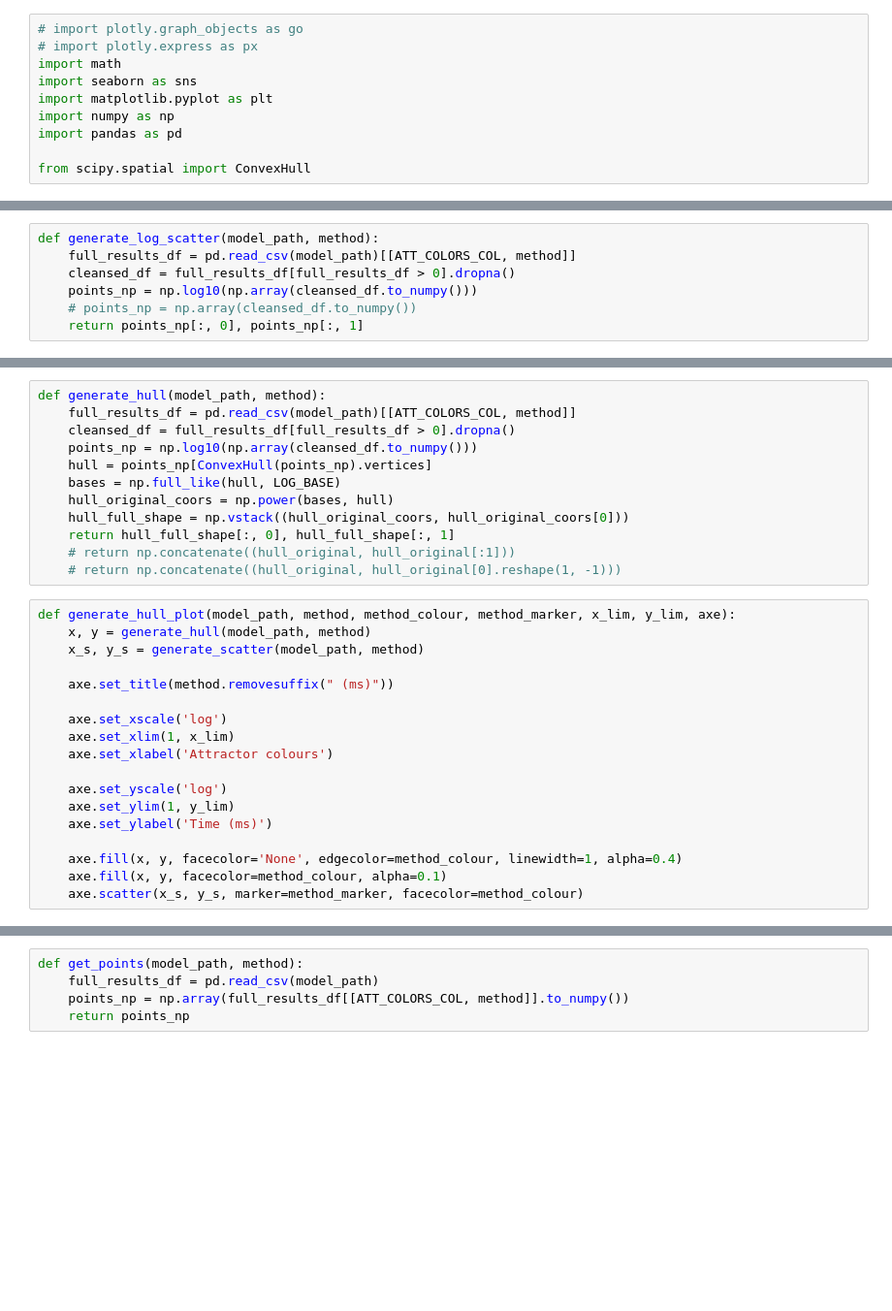
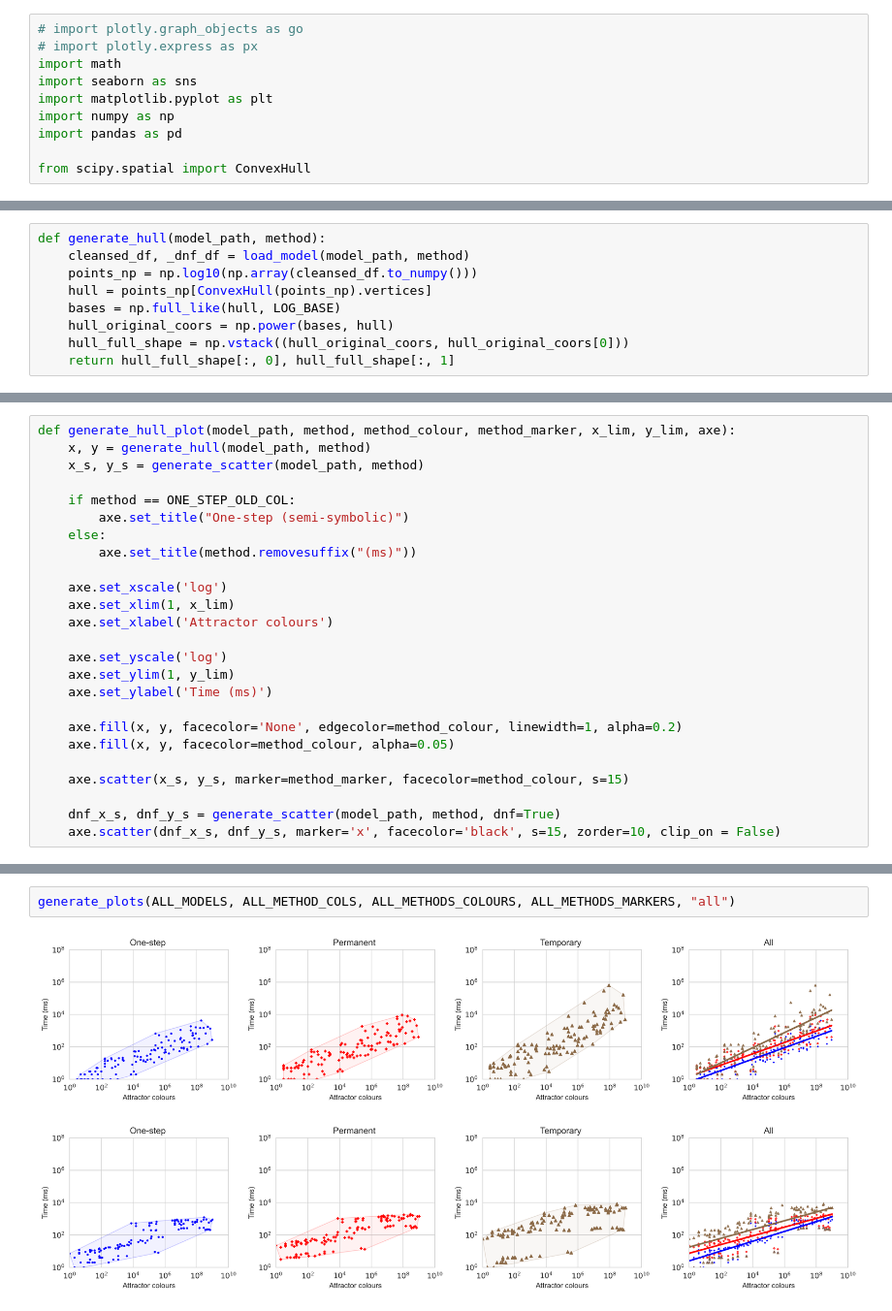
Before and after one commit to sybila/biodivine-pbn-control, a Jupyter notebook: plot_results/plots.ipynb, the cells around one changed output, grey strips where cells are left out. Shown at 97% size. Drawn from its saved outputs; the diff is of its cells as text; blank space fills up the shorter version.

Commit message:
Add one-step/one-step old, other refactor...

```diff
--- a/plot_results/plots.ipynb
+++ b/plot_results/plots.ipynb
@@ -45,7 +103,9 @@ def generate_scatter(model_path, method):
 # %%
-def generate_log_scatter(model_path, method):
-    full_results_df = pd.read_csv(model_path)[[ATT_COLORS_COL, method]]
-    cleansed_df = full_results_df[full_results_df > 0].dropna()
+def generate_hull(model_path, method):
+    cleansed_df, _dnf_df = load_model(model_path, method)
     points_np = np.log10(np.array(cleansed_df.to_numpy()))
-    # points_np = np.array(cleansed_df.to_numpy())
-    return points_np[:, 0], points_np[:, 1]
+    hull = points_np[ConvexHull(points_np).vertices]
+    bases = np.full_like(hull, LOG_BASE)
+    hull_original_coors = np.power(bases, hull)
+    hull_full_shape = np.vstack((hull_original_coors, hull_original_coors[0]))
+    return hull_full_shape[:, 0], hull_full_shape[:, 1]
@@ -59,21 +112,12 @@ def generate_labelled_log_scatter(model_path, method):
-# %%
-def generate_hull(model_path, method):
-    full_results_df = pd.read_csv(model_path)[[ATT_COLORS_COL, method]]
-    cleansed_df = full_results_df[full_results_df > 0].dropna()
-    points_np = np.log10(np.array(cleansed_df.to_numpy()))
-    hull = points_np[ConvexHull(points_np).vertices]
-    bases = np.full_like(hull, LOG_BASE)
-    hull_original_coors = np.power(bases, hull)
-    hull_full_shape = np.vstack((hull_original_coors, hull_original_coors[0]))
-    return hull_full_shape[:, 0], hull_full_shape[:, 1]
-    # return np.concatenate((hull_original, hull_original[:1]))
-    # return np.concatenate((hull_original, hull_original[0].reshape(1, -1)))
 # %%
 def generate_hull_plot(model_path, method, method_colour, method_marker, x_lim, y_lim, axe):
     x, y = generate_hull(model_path, method)
     x_s, y_s = generate_scatter(model_path, method)
 
-    axe.set_title(method.removesuffix(" (ms)"))
+    if method == ONE_STEP_OLD_COL:
+        axe.set_title("One-step (semi-symbolic)")
+    else:
+        axe.set_title(method.removesuffix("(ms)"))
 
     axe.set_xscale('log')
     axe.set_xlim(1, x_lim)
@@ -83,7 +127,11 @@ def generate_hull_plot(model_path, method, method_colour, method_marker, x_lim,
     axe.set_ylim(1, y_lim)
     axe.set_ylabel('Time (ms)')
 
-    axe.fill(x, y, facecolor='None', edgecolor=method_colour, linewidth=1, alpha=0.4)
-    axe.fill(x, y, facecolor=method_colour, alpha=0.1)
-    axe.scatter(x_s, y_s, marker=method_marker, facecolor=method_colour)
+    axe.fill(x, y, facecolor='None', edgecolor=method_colour, linewidth=1, alpha=0.2)
+    axe.fill(x, y, facecolor=method_colour, alpha=0.05)
+
+    axe.scatter(x_s, y_s, marker=method_marker, facecolor=method_colour, s=15)
+
+    dnf_x_s, dnf_y_s = generate_scatter(model_path, method, dnf=True)
+    axe.scatter(dnf_x_s, dnf_y_s, marker='x', facecolor='black', s=15, zorder=10, clip_on = False)
 # %%
@@ -154,5 +186,5 @@ for i in range(len(ALL_METHOD_COLS)):
-# %%
-def get_points(model_path, method):
-    full_results_df = pd.read_csv(model_path)
-    points_np = np.array(full_results_df[[ATT_COLORS_COL, method]].to_numpy())
-    return points_np
+# %%
+generate_plots(ALL_MODELS, ALL_METHOD_COLS, ALL_METHODS_COLOURS, ALL_METHODS_MARKERS, "all")
+# %% [output]
+[figure, added]
+[figure, added]
```
Also changed, not shown: parts of 12 cells of this notebook, 1 other file.
